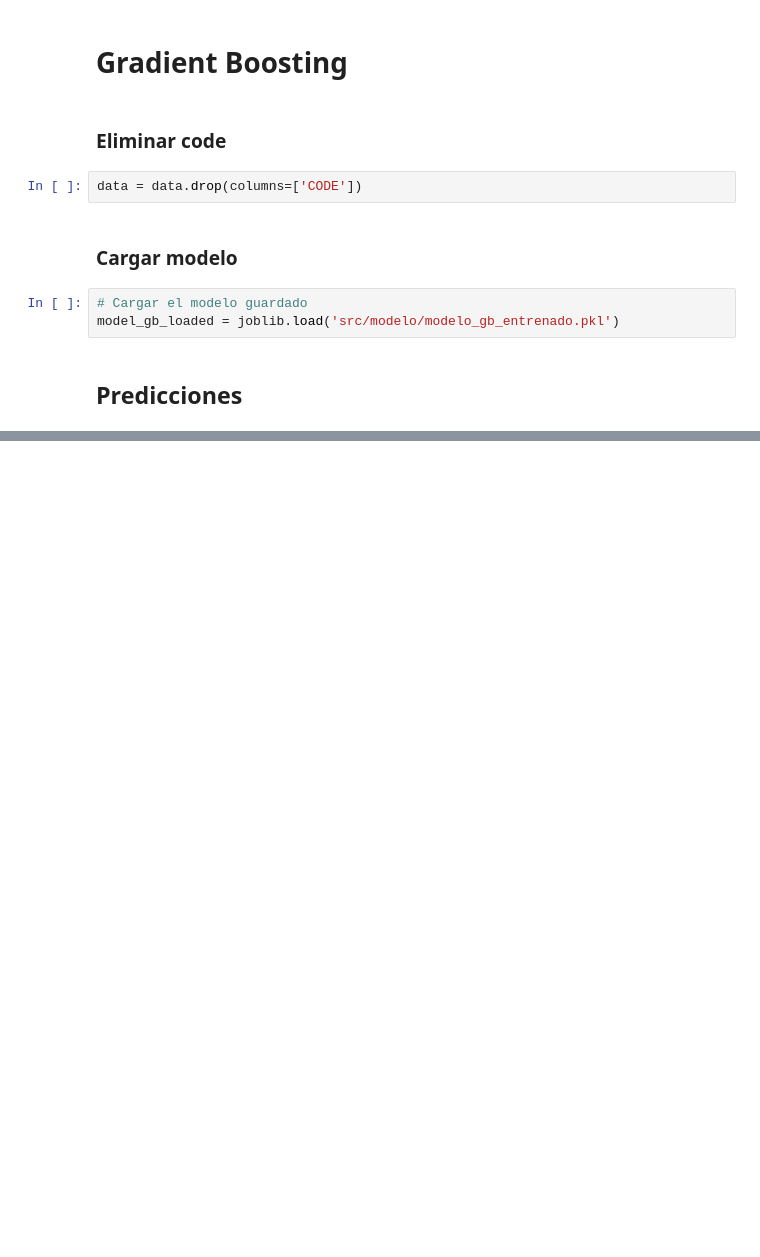
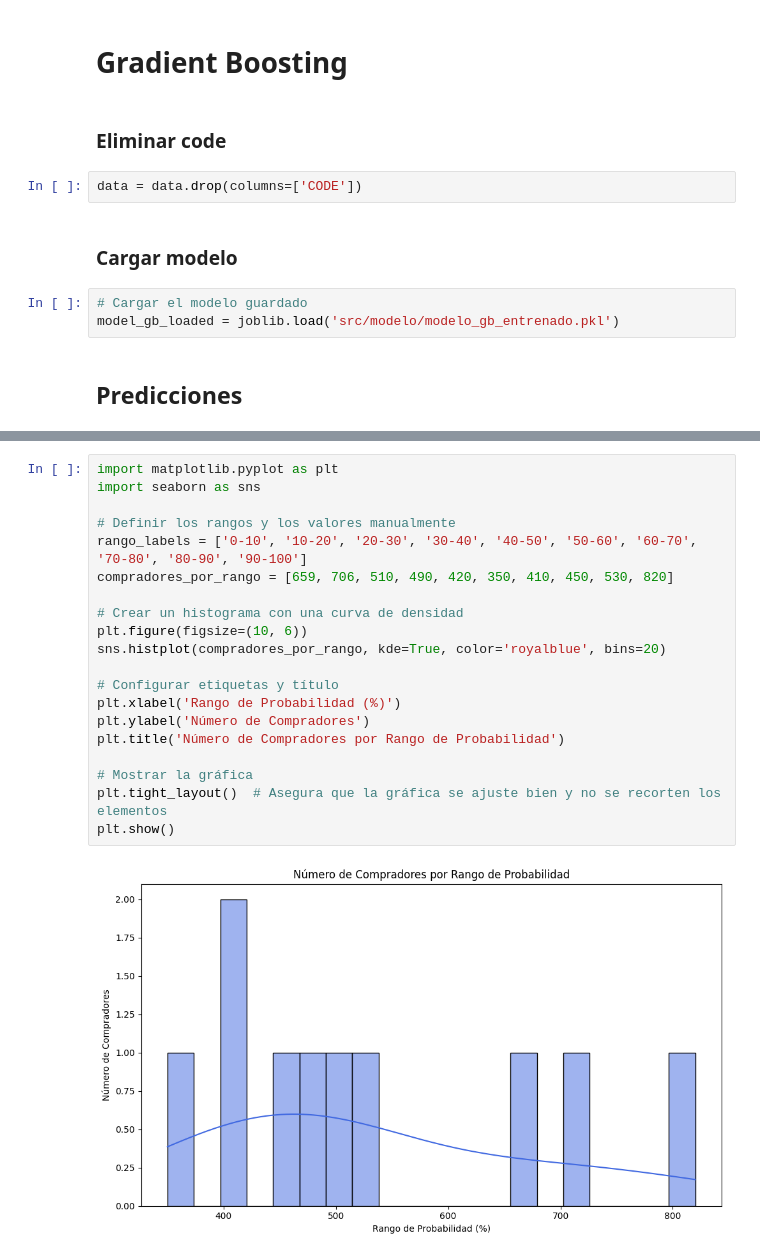
Before and after one commit to alejandromtnz/Purchase-Propensity-Model, a Jupyter notebook: main.ipynb, the cells around one changed output, grey strips where cells are left out. Cells and saved outputs as stored; diff of their text form; blank space fills up the shorter version.

```diff
--- a/main.ipynb
+++ b/main.ipynb
@@ -354,0 +381,22 @@ plt.show()
+# %%
+import matplotlib.pyplot as plt
+import seaborn as sns
+
+# Definir los rangos y los valores manualmente
+rango_labels = ['0-10', '10-20', '20-30', '30-40', '40-50', '50-60', '60-70', '70-80', '80-90', '90-100']
+compradores_por_rango = [659, 706, 510, 490, 420, 350, 410, 450, 530, 820]
+
+# Crear un histograma con una curva de densidad
+plt.figure(figsize=(10, 6))
+sns.histplot(compradores_por_rango, kde=True, color='royalblue', bins=20)
+
+# Configurar etiquetas y título
+plt.xlabel('Rango de Probabilidad (%)')
+plt.ylabel('Número de Compradores')
+plt.title('Número de Compradores por Rango de Probabilidad')
+
+# Mostrar la gráfica
+plt.tight_layout()  # Asegura que la gráfica se ajuste bien y no se recorten los elementos
+plt.show()
+# %% [output]
+[figure, added]
```
Also changed, not shown: parts of 6 cells of this notebook.
